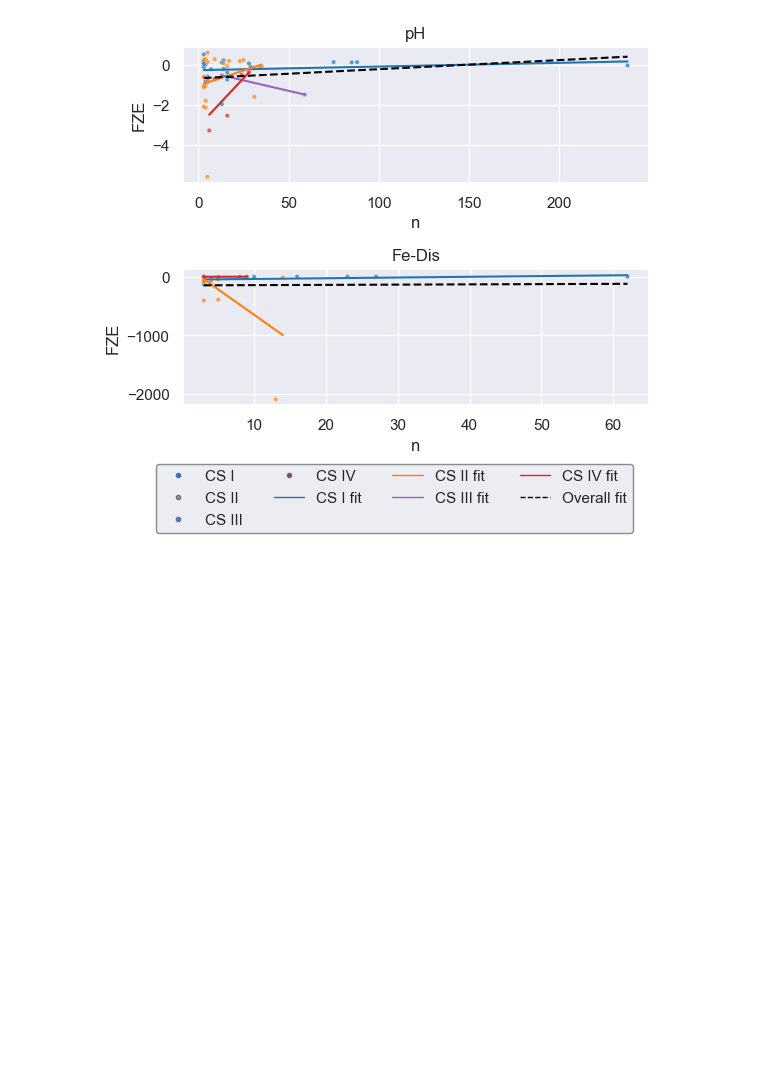
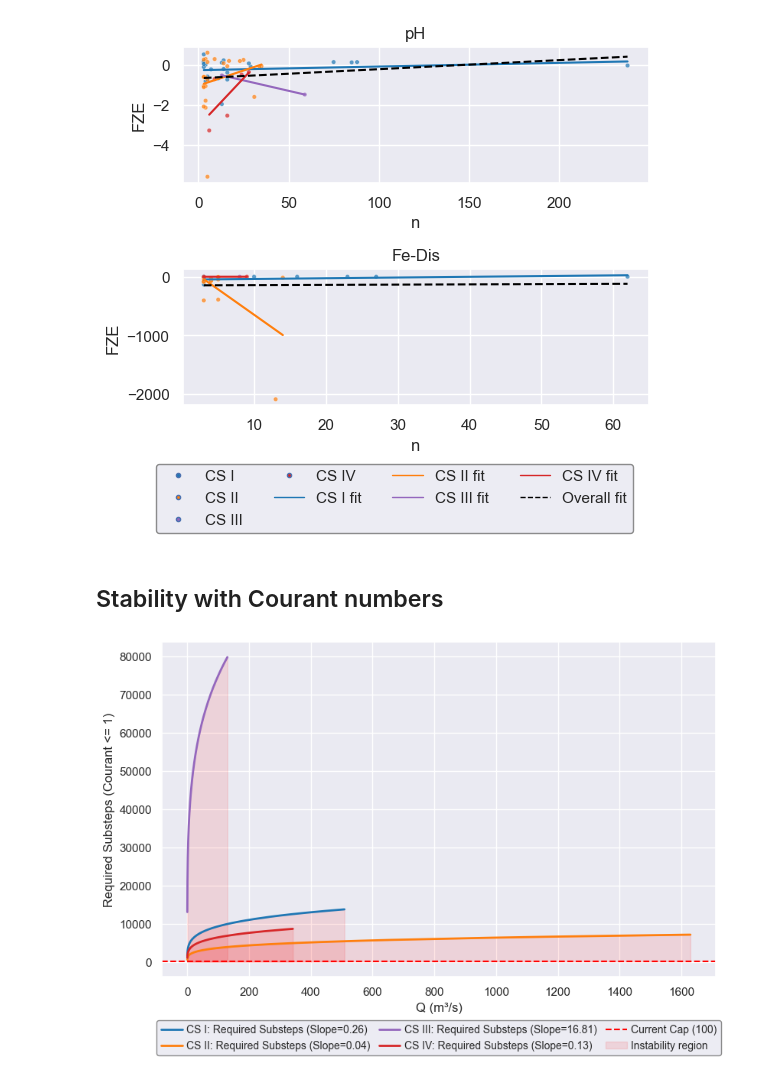
Before and after one commit to lgroenhart/AMDFLOW, a Jupyter notebook: val_plots.ipynb, the cells around one changed output. Drawn from its saved outputs; the diff is of its cells as text; code cells hidden in the pictures; blank space fills up the shorter version.

```diff
--- a/val_plots.ipynb
+++ b/val_plots.ipynb
@@ -1926,3 +1918,73 @@ print(f"Spearman correlation coefficient (Fe-Dis): {corr[1]:.4f}, p-value: {roun
 Spearman correlation coefficient (pH): 0.1246, p-value: 0.369
 Spearman correlation coefficient (Fe-Dis): 0.4640, p-value: 0.019
 [figure]
+# %% [markdown]
+<h2>Stability with Courant numbers
+# %%
+textwidth_in = 418.25368 / 72.27
+def calculate_required_substeps(Q, slope, t_unit="week", dx=1000, a=2.71, b=0.557, c=0.349, f=0.341, mannings=0.044):
+    """
+    Calculates the required substeps for numerical stability based on CLF condition
+    """
+
+    dt_seconds = {"month": 2628000, "week" : 604800, "day": 86400, "hour": 3600, "minute": 60}[t_unit]
+
+    W = a * Q**b
+    H = c * Q**f
+    RH = (W * H) / (2 * H + W)
+    v = (1 / mannings) * (RH**(2/3)) * (slope**0.5)
+
+    required_substeps = np.ceil((v * dt_seconds) / dx)
+
+    return required_substeps, v
+
+plt.figure(figsize=(textwidth_in * 1.5, textwidth_in))
+plt.axhline(100, color='red', linestyle='--', label='Current Cap (100)')
+casestudies = {
+    "CS I": {"max_Q": csi_in["Q"].values.max(), "max_slope": csi_in["slope"].values.max(), "color": "tab:blue"},
+    "CS II": {"max_Q": csii_in["Q"].values.max(), "max_slope": csii_in["slope"].values.max(), "color": "tab:orange"},
+    "CS III": {"max_Q": csiii_in["Q"].values.max(), "max_slope": csiii_in["slope"].values.max(), "color": "tab:purple"},
+    "CS IV": {"max_Q": csiv_in["Q"].values.max(), "max_slope": csiv_in["slope"].values.max(), "color": "tab:red"},
+}
+
+for label, study in casestudies.items():
+
+
+    max_Q_in_dataset = study["max_Q"]
+    max_slope_in_dataset = study["max_slope"]
+    time_unit = "week"
+
+    Q_array = np.linspace(0.1, max_Q_in_dataset, 500)
+    substeps, velocities = calculate_required_substeps(Q_array, max_slope_in_dataset, t_unit=time_unit)
+
+    plt.plot(Q_array, substeps, color=study["color"], linewidth=2,
+             label=f"{label}: Required Substeps (Slope={round(max_slope_in_dataset, 2)})")
+
+
+    plt.fill_between(Q_array, 100, substeps, where=(substeps > 100), color="red", alpha=0.1)
+
+plt.xlabel('Q (m³/s)')
+plt.ylabel('Required Substeps (Courant <= 1)')
+
+handles = [mlines.Line2D([0], [0], color=study["color"], linewidth=2,
+                         label=f"{label}: Required Substeps (Slope={float(study['max_slope']):.2f})")
+                            for label, study in casestudies.items()]
+handles.append(mlines.Line2D([0], [0], color='red', linestyle='--', label='Current Cap (100)'))
+handles.append(mpatches.Patch(color='red', alpha=0.1, label="Instability region"))
+plt.legend(
+    handles=handles,
+    loc='lower center',
+    bbox_to_anchor=(0.50, -0.25),
+    ncol=3,
+    framealpha=0.9,
+    edgecolor='gray',
+    fontsize='small',
+    handlelength=2,
+    handletextpad=0.4,
+    columnspacing=0.8
+)
+
+plt.tight_layout()
+plt.savefig("../images/CN_instability", dpi = 300, bbox_inches = "tight")
+# %% [output]
+[figure, added]
```
Also changed, not shown: parts of 10 cells of this notebook.
